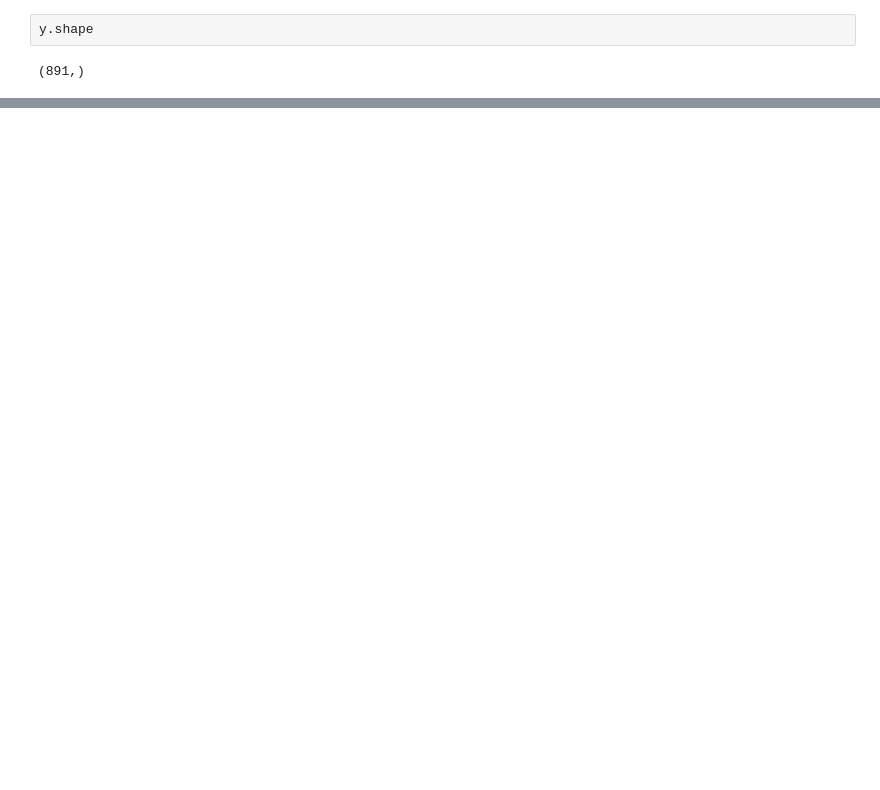
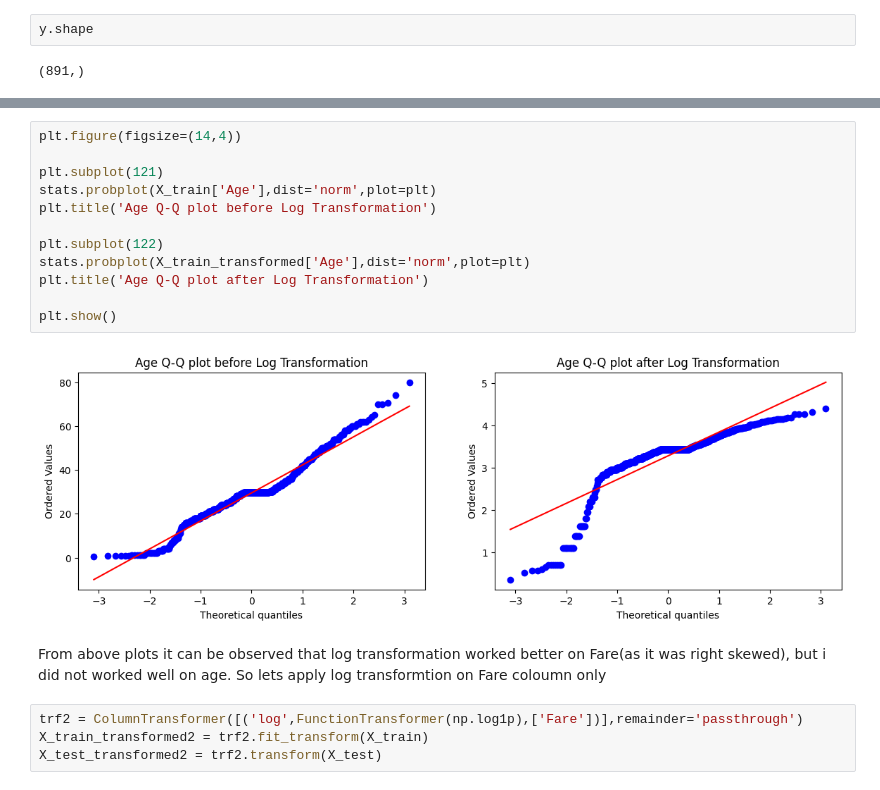
Before and after one commit to tiwariPratyush/ML, a Jupyter notebook: Feature_Engineering/function_transformers.ipynb, the cells around one changed output, grey strips where cells are left out. Drawn from its saved outputs; the diff is of its cells as text; blank space fills up the shorter version.

```diff
--- a/Feature_Engineering/function_transformers.ipynb
+++ b/Feature_Engineering/function_transformers.ipynb
@@ -148,0 +183,20 @@ Index(['Survived', 'Age', 'Fare'], dtype='object')
+# %%
+plt.figure(figsize=(14,4))
+
+plt.subplot(121)
+stats.probplot(X_train['Age'],dist='norm',plot=plt)
+plt.title('Age Q-Q plot before Log Transformation')
+
+plt.subplot(122)
+stats.probplot(X_train_transformed['Age'],dist='norm',plot=plt)
+plt.title('Age Q-Q plot after Log Transformation')
+
+plt.show()
+# %% [output]
+[figure, added]
+# %% [markdown]
+From above plots it can be observed that log transformation worked better on Fare(as it was right skewed), but i did not worked well on age. So lets apply log transformtion on Fare coloumn only
+# %%
+trf2 = ColumnTransformer([('log',FunctionTransformer(np.log1p),['Fare'])],remainder='passthrough')
+X_train_transformed2 = trf2.fit_transform(X_train)
+X_test_transformed2 = trf2.transform(X_test)
```
Also changed, not shown: parts of 15 cells of this notebook, 4 other files.
